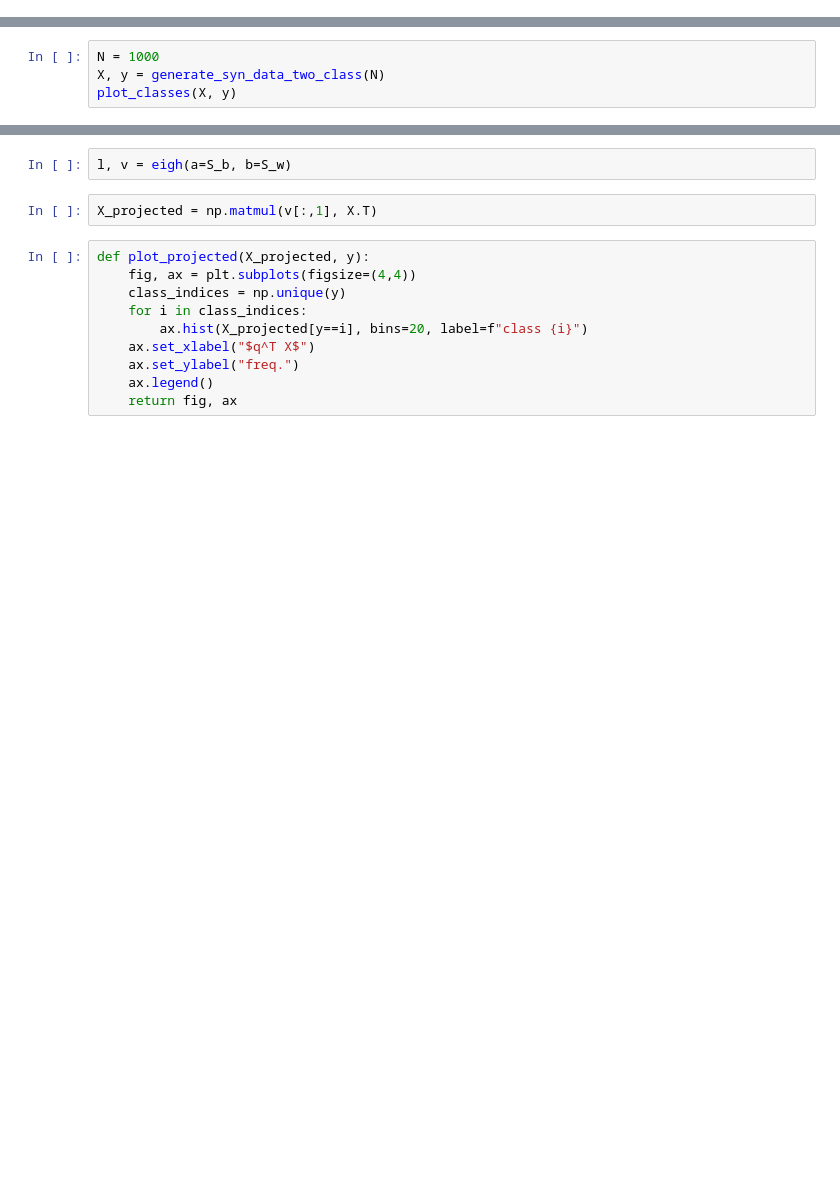
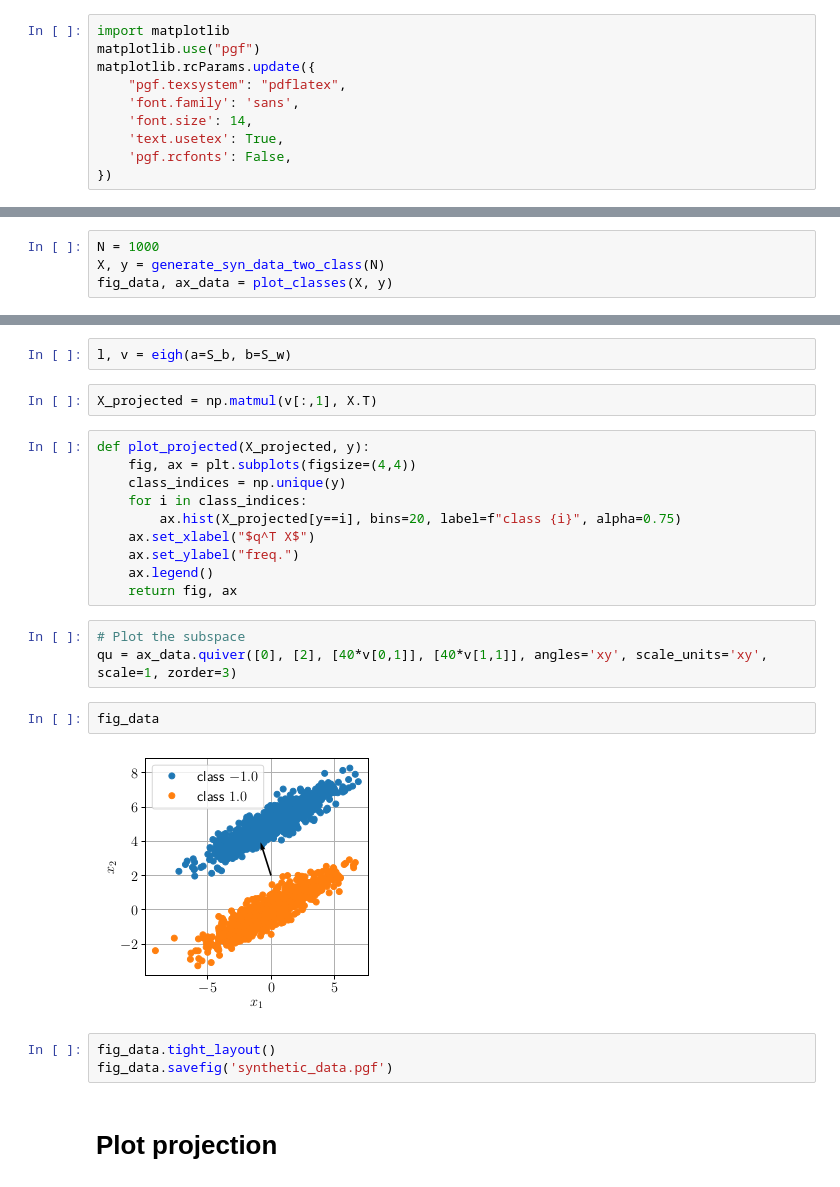
Before and after one commit to hajians/fun-facts-in-math, a Jupyter notebook: examples/lda/example.ipynb, the cells around one changed output, grey strips where cells are left out. Cells and saved outputs as stored; diff of their text form; blank space fills up the shorter version.

Commit message:
adding figures

```diff
--- a/examples/lda/example.ipynb
+++ b/examples/lda/example.ipynb
@@ -11,2 +7,12 @@ set_matplotlib_formats('pdf', 'svg')
+# %%
+import matplotlib
+matplotlib.use("pgf")
+matplotlib.rcParams.update({
+    "pgf.texsystem": "pdflatex",
+    'font.family': 'sans',
+    'font.size': 14,
+    'text.usetex': True,
+    'pgf.rcfonts': False,
+})
 # %%
 def generate_syn_data_two_class(n: int):
@@ -73,4 +81,4 @@ def compute_spread_matrices(X: np.ndarray, y: np.ndarray) -> Tuple[np.ndarray]:
 # %%
 N = 1000
 X, y = generate_syn_data_two_class(N)
-plot_classes(X, y)
+fig_data, ax_data = plot_classes(X, y)
@@ -99,9 +103,21 @@ def plot_projected(X_projected, y):
     fig, ax = plt.subplots(figsize=(4,4))
     class_indices = np.unique(y)
     for i in class_indices:
-        ax.hist(X_projected[y==i], bins=20, label=f"class {i}")
+        ax.hist(X_projected[y==i], bins=20, label=f"class {i}", alpha=0.75)
     ax.set_xlabel("$q^T X$")
     ax.set_ylabel("freq.")
     ax.legend()
     return fig, ax
+# %%
+# Plot the subspace
+qu = ax_data.quiver([0], [2], [40*v[0,1]], [40*v[1,1]], angles='xy', scale_units='xy', scale=1, zorder=3)
+# %%
+fig_data
+# %% [output]
+[figure, added]
+# %%
+fig_data.tight_layout()
+fig_data.savefig('synthetic_data.pgf')
+# %% [markdown]
+# Plot projection
 # %%
```
Also changed, not shown: parts of 13 cells of this notebook, 4 other files.
